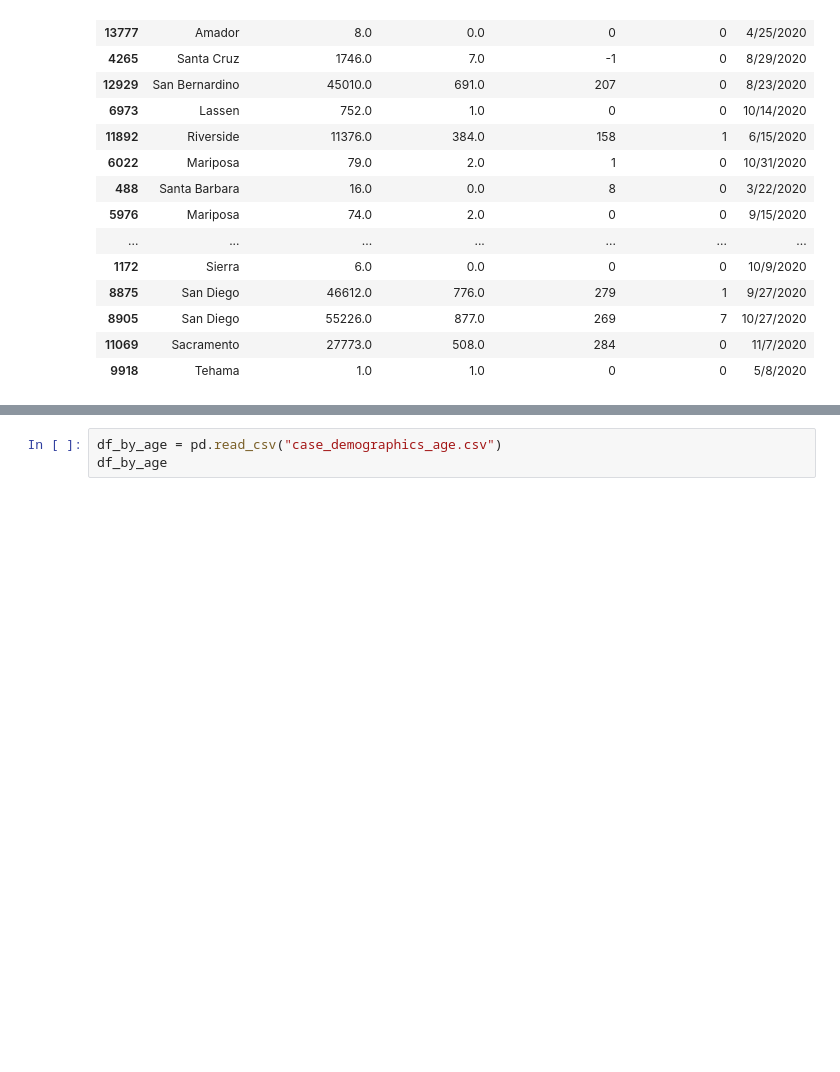
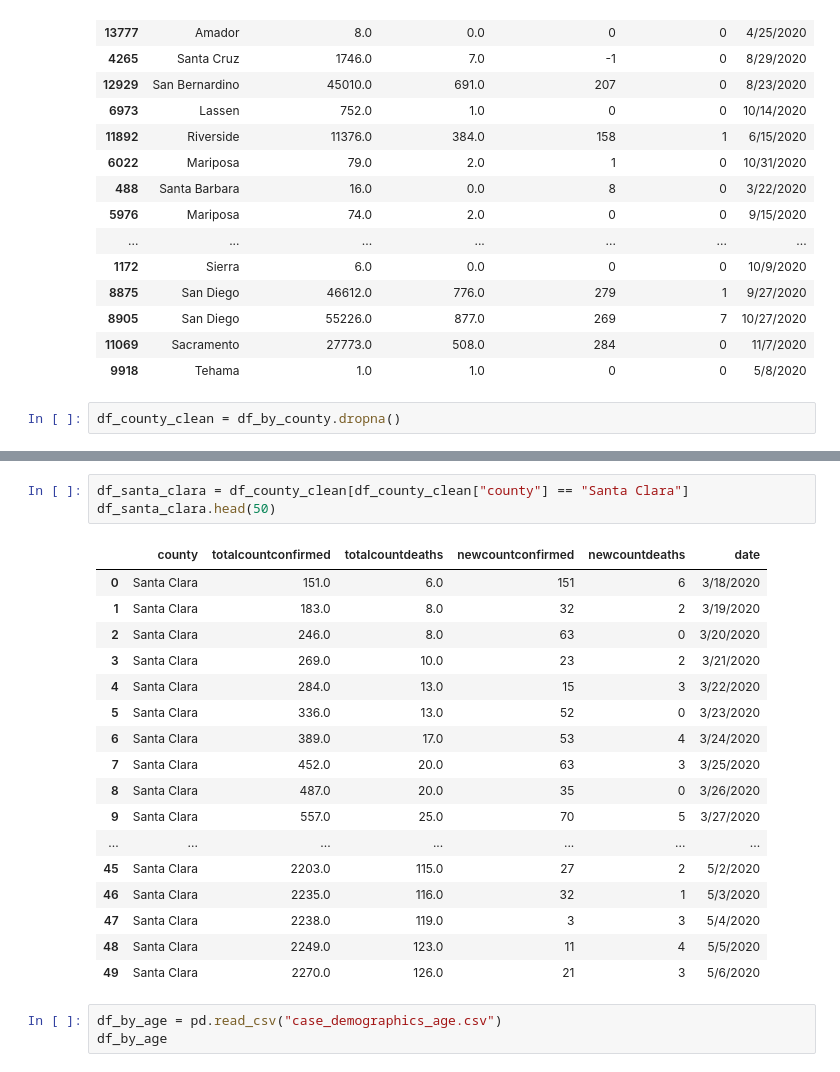
Before and after one commit to rteves0914/COVID_analysis, a Jupyter notebook: data.ipynb, the cells around one changed output, grey strips where cells are left out. Saved outputs shown, nothing was run; the diff lists cells and outputs as text; blank space fills up the shorter version.

```diff
--- a/data.ipynb
+++ b/data.ipynb
@@ -49,3 +49,5 @@ df_by_county.sample(60)
 | 8905 | San Diego | 55226.0 | 877.0 | 269 | 7 | 10/27/2020 |
 | 11069 | Sacramento | 27773.0 | 508.0 | 284 | 0 | 11/7/2020 |
 | 9918 | Tehama | 1.0 | 1.0 | 0 | 0 | 5/8/2020 |
+# %%
+df_county_clean = df_by_county.dropna()
@@ -52,3 +70,24 @@ df_by_county.sample(60)
+# %%
+df_santa_clara = df_county_clean[df_county_clean["county"] == "Santa Clara"]
+df_santa_clara.head(50)
+# %% [output]
+|  | county | totalcountconfirmed | totalcountdeaths | newcountconfirmed | newcountdeaths | date |
+| 0 | Santa Clara | 151.0 | 6.0 | 151 | 6 | 3/18/2020 |
+| 1 | Santa Clara | 183.0 | 8.0 | 32 | 2 | 3/19/2020 |
+| 2 | Santa Clara | 246.0 | 8.0 | 63 | 0 | 3/20/2020 |
+| 3 | Santa Clara | 269.0 | 10.0 | 23 | 2 | 3/21/2020 |
+| 4 | Santa Clara | 284.0 | 13.0 | 15 | 3 | 3/22/2020 |
+| 5 | Santa Clara | 336.0 | 13.0 | 52 | 0 | 3/23/2020 |
+| 6 | Santa Clara | 389.0 | 17.0 | 53 | 4 | 3/24/2020 |
+| 7 | Santa Clara | 452.0 | 20.0 | 63 | 3 | 3/25/2020 |
+| 8 | Santa Clara | 487.0 | 20.0 | 35 | 0 | 3/26/2020 |
+| 9 | Santa Clara | 557.0 | 25.0 | 70 | 5 | 3/27/2020 |
+| ... | ... | ... | ... | ... | ... | ... |
+| 45 | Santa Clara | 2203.0 | 115.0 | 27 | 2 | 5/2/2020 |
+| 46 | Santa Clara | 2235.0 | 116.0 | 32 | 1 | 5/3/2020 |
+| 47 | Santa Clara | 2238.0 | 119.0 | 3 | 3 | 5/4/2020 |
+| 48 | Santa Clara | 2249.0 | 123.0 | 11 | 4 | 5/5/2020 |
+| 49 | Santa Clara | 2270.0 | 126.0 | 21 | 3 | 5/6/2020 |
 # %%
 df_by_age = pd.read_csv("case_demographics_age.csv")
 df_by_age
```
Also changed, not shown: parts of 8 cells of this notebook.
